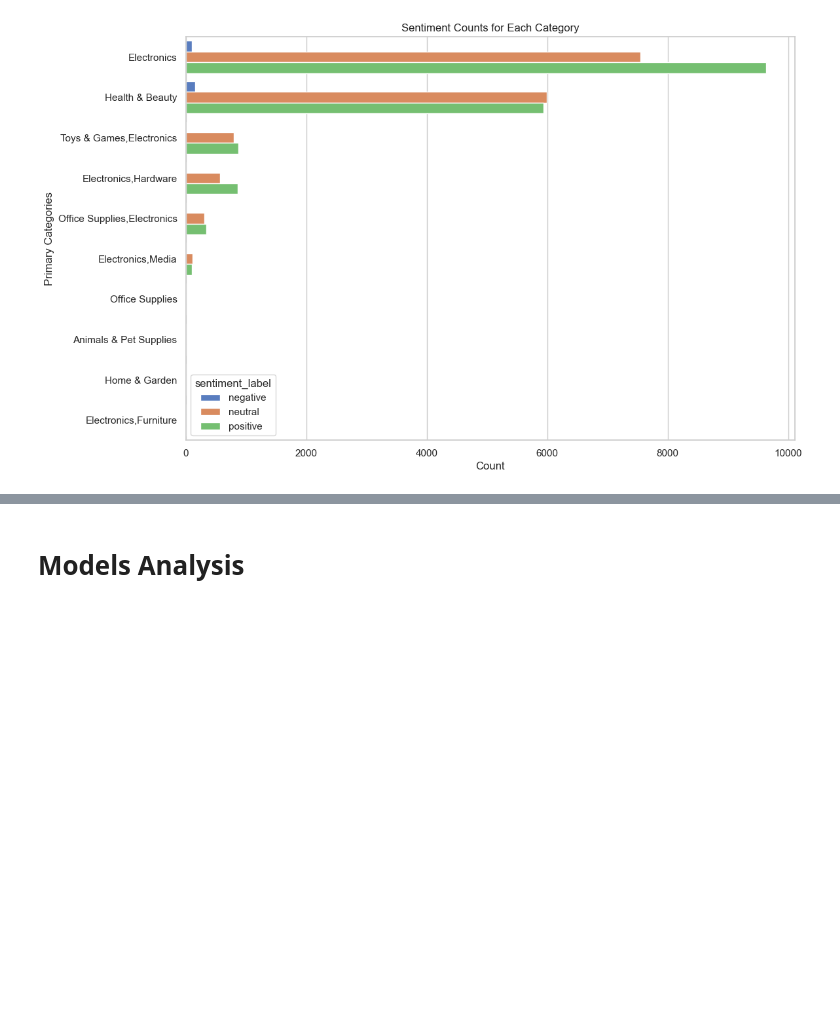
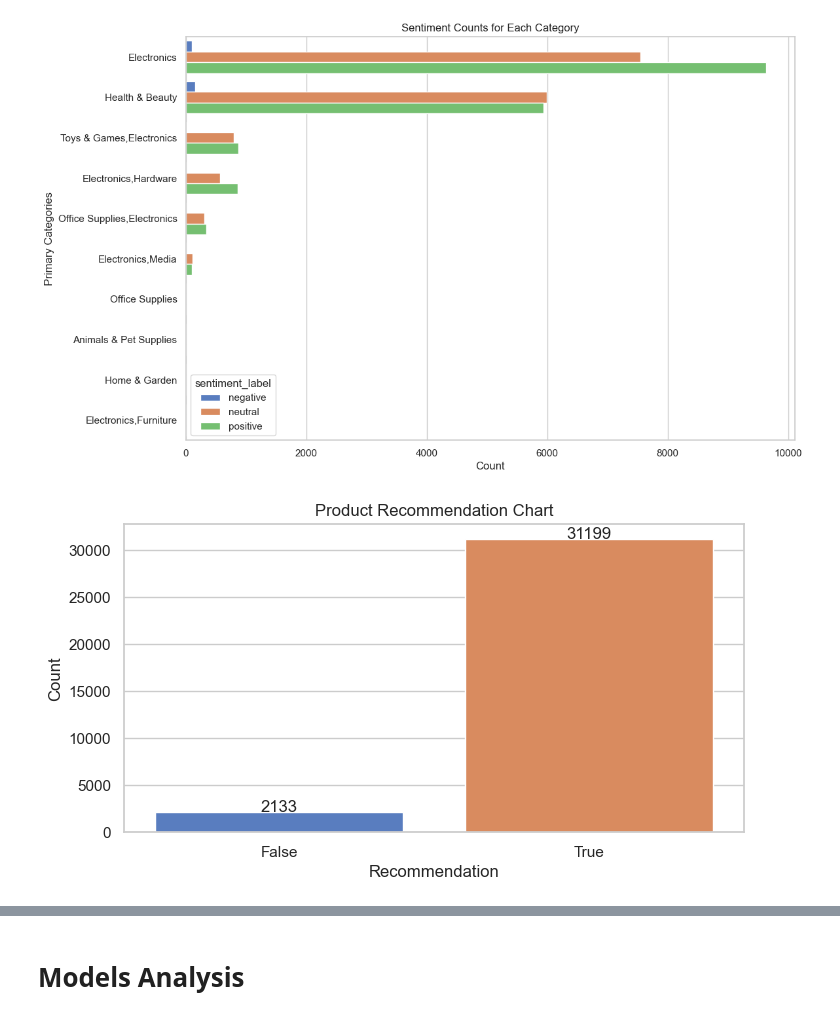
Before and after one commit to muhkashiff/amazon_products_sentimental_analysis, a Jupyter notebook: amazon_products_sentimental.ipynb, the cells around one changed output, grey strips where cells are left out. Cells and saved outputs as stored; diff of their text form; code cells hidden in the pictures; blank space fills up the shorter version.

```diff
--- a/amazon_products_sentimental.ipynb
+++ b/amazon_products_sentimental.ipynb
@@ -390,9 +383,0 @@ print(sentiment_df)
-# %%
-# drop column dateAdded and dateUpdated
-sentiment_df = sentiment_df.drop(columns=['dateAdded','dateUpdated'],axis=1)
-# %%
-#rename columns dateAdded_date to dateAdded dateUpdated_date to dateUpdated and dateAdded_time to timeAdded and timeUpdated respectively
-sentiment_df = sentiment_df.rename(columns={'dateAdded_date':'dateAdded',
-                                            'dateUpdated_date':'dateUpdated',
-                                            'dateAdded_time':'timeAdded',
-                                            'dateUpdated_time':'timeUpdated'})
@@ -776,3 +557,30 @@ plt.title('Sentiment Counts for Each Category')
 plt.show()
 # %% [output]
 [figure]
+# %%
+# Customer recommend products to other customers
+recommend_customer = sentiment_df["reviews.doRecommend"].value_counts()
+
+# Reverse the order of the Series
+recommend_customer = recommend_customer[::-1]
+
+# Set the seaborn style
+sns.set(style="whitegrid")
+
+# Create the bar plot
+plt.figure(figsize=(8, 4))
+bar_plot = sns.barplot(x=recommend_customer.index, y=recommend_customer.values, palette='muted')
+
+# Add text annotations for each bar
+for index, value in enumerate(recommend_customer.values):
+    bar_plot.text(index, value + 0.1, str(value), ha='center')
+
+# Set labels and title
+plt.xlabel('Recommendation')
+plt.ylabel('Count')
+plt.title('Product Recommendation Chart')
+
+# Show the plot
+plt.show()
+# %% [output]
+[figure, added]
```
Also changed, not shown: parts of 38 cells of this notebook.
